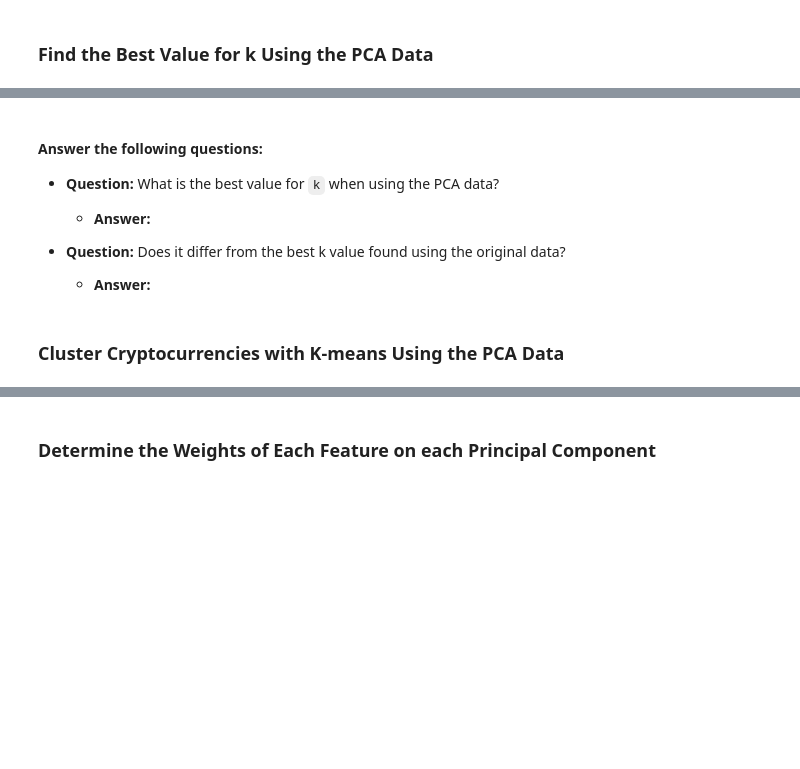
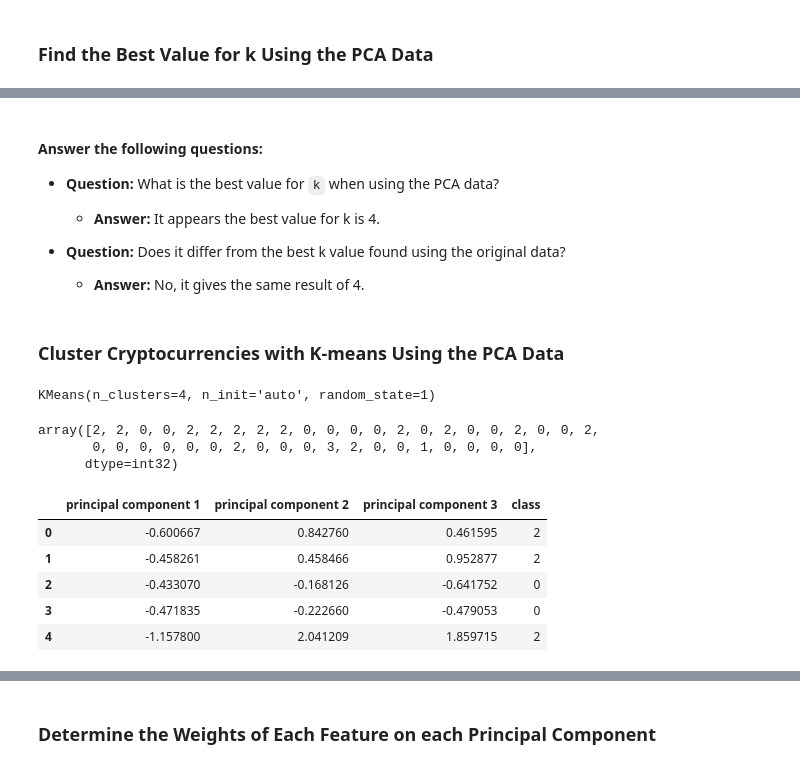
Before and after one commit to TurtleBeatsHare/CryptoClustering, a Jupyter notebook: Crypto_Clustering.ipynb, the cells around one changed output, grey strips where cells are left out. Drawn from its saved outputs; the diff is of its cells as text; code cells hidden in the pictures; blank space fills up the shorter version.

```diff
--- a/Crypto_Clustering.ipynb
+++ b/Crypto_Clustering.ipynb
@@ -262,30 +318,47 @@ market_data_predictions_df.plot.scatter(
 #### Answer the following questions:
 * **Question:** What is the best value for `k` when using the PCA data?
 
-  * **Answer:**
+  * **Answer:** It appears the best value for k is 4.
 
 
 * **Question:** Does it differ from the best k value found using the original data?
 
-  * **Answer:**
+  * **Answer:** No, it gives the same result of 4.
 # %% [markdown]
 ### Cluster Cryptocurrencies with K-means Using the PCA Data
 # %%
 # Initialize the K-Means model using the best value for k
+model = KMeans(n_clusters=4, n_init='auto', random_state=1)
 # %%
 # Fit the K-Means model using the PCA data
+model.fit(market_data_pca_df)
+# %% [output]
+KMeans(n_clusters=4, n_init='auto', random_state=1)
 # %%
 # Predict the clusters to group the cryptocurrencies using the PCA data
-
+prediction = model.predict(market_data_pca_df)
 
 # Print the resulting array of cluster values.
+prediction
+# %% [output]
+array([2, 2, 0, 0, 2, 2, 2, 2, 2, 0, 0, 0, 0, 2, 0, 2, 0, 0, 2, 0, 0, 2,
+       0, 0, 0, 0, 0, 0, 2, 0, 0, 0, 3, 2, 0, 0, 1, 0, 0, 0, 0],
+      dtype=int32)
 # %%
 # Create a copy of the DataFrame with the PCA data
-
+market_data_pca_copy_df = market_data_pca_df.copy()
 
 # Add a new column to the DataFrame with the predicted clusters
-
+market_data_pca_copy_df["class"] = prediction
 
 # Display sample data
+market_data_pca_copy_df.head()
+# %% [output]
+|  | principal component 1 | principal component 2 | principal component 3 | class |
+| 0 | -0.600667 | 0.842760 | 0.461595 | 2 |
+| 1 | -0.458261 | 0.458466 | 0.952877 | 2 |
+| 2 | -0.433070 | -0.168126 | -0.641752 | 0 |
+| 3 | -0.471835 | -0.222660 | -0.479053 | 0 |
+| 4 | -1.157800 | 2.041209 | 1.859715 | 2 |
 # %%
 # Create a scatter plot using hvPlot by setting `x="PCA1"` and `y="PCA2"`.
```
Also changed, not shown: parts of 13 cells of this notebook.
